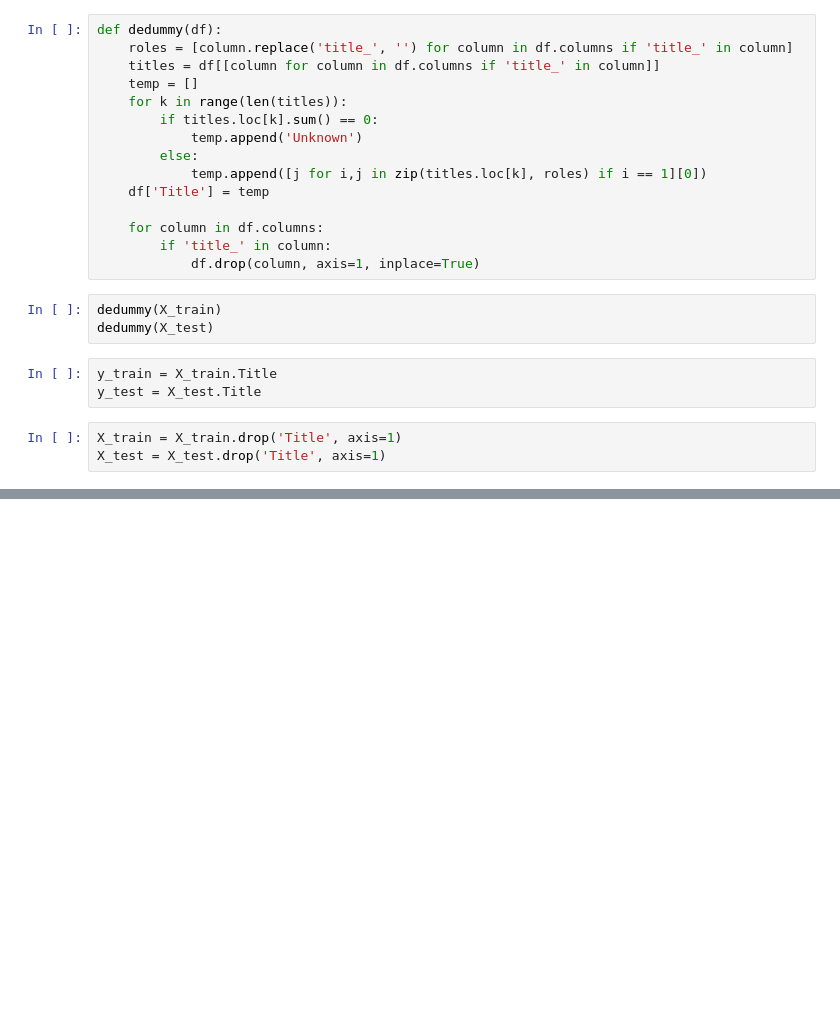
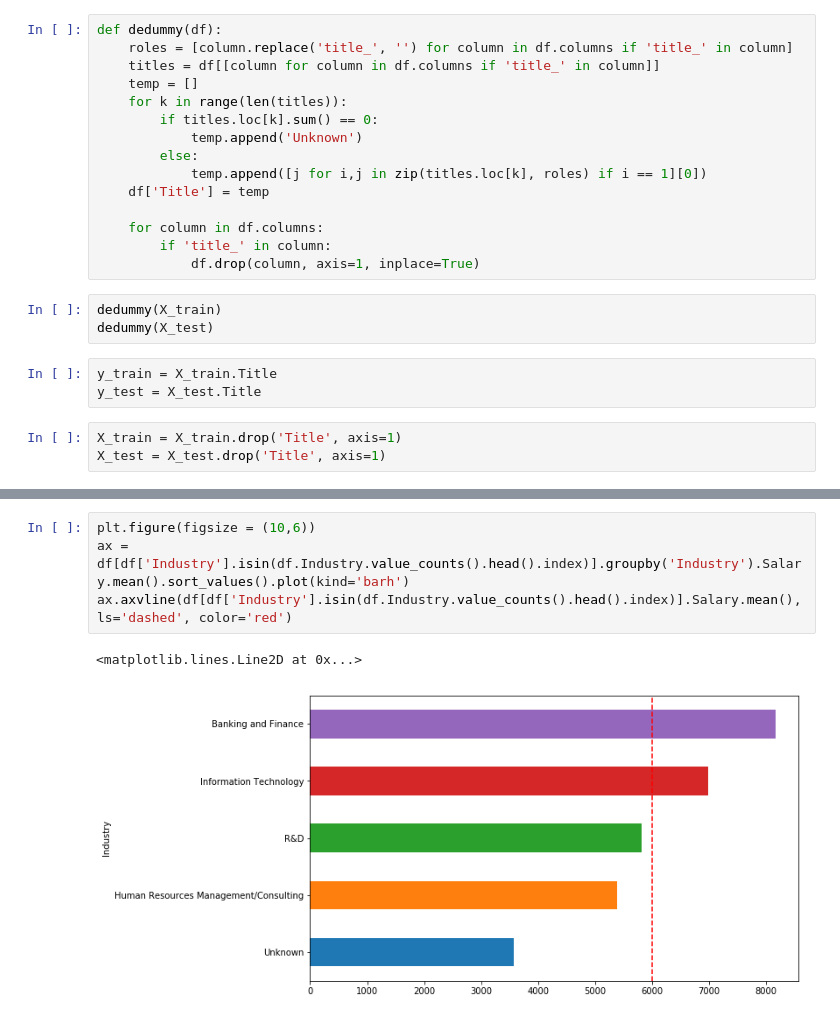
Before and after one commit to Zenooth/data_assembly_project_4, a Jupyter notebook: EDA and modelling.ipynb, the cells around one changed output, grey strips where cells are left out. Cells and saved outputs as stored; diff of their text form; blank space fills up the shorter version.

```diff
--- a/EDA and modelling.ipynb
+++ b/EDA and modelling.ipynb
@@ -396,0 +549,7 @@ rfc.score(X_test, y_test)
+# %%
+plt.figure(figsize = (10,6))
+ax = df[df['Industry'].isin(df.Industry.value_counts().head().index)].groupby('Industry').Salary.mean().sort_values().plot(kind='barh')
+ax.axvline(df[df['Industry'].isin(df.Industry.value_counts().head().index)].Salary.mean(), ls='dashed', color='red')
+# %% [output]
+<matplotlib.lines.Line2D at 0x...>
+[figure, added]
```
Also changed, not shown: parts of 25 cells of this notebook, 2 other files.
